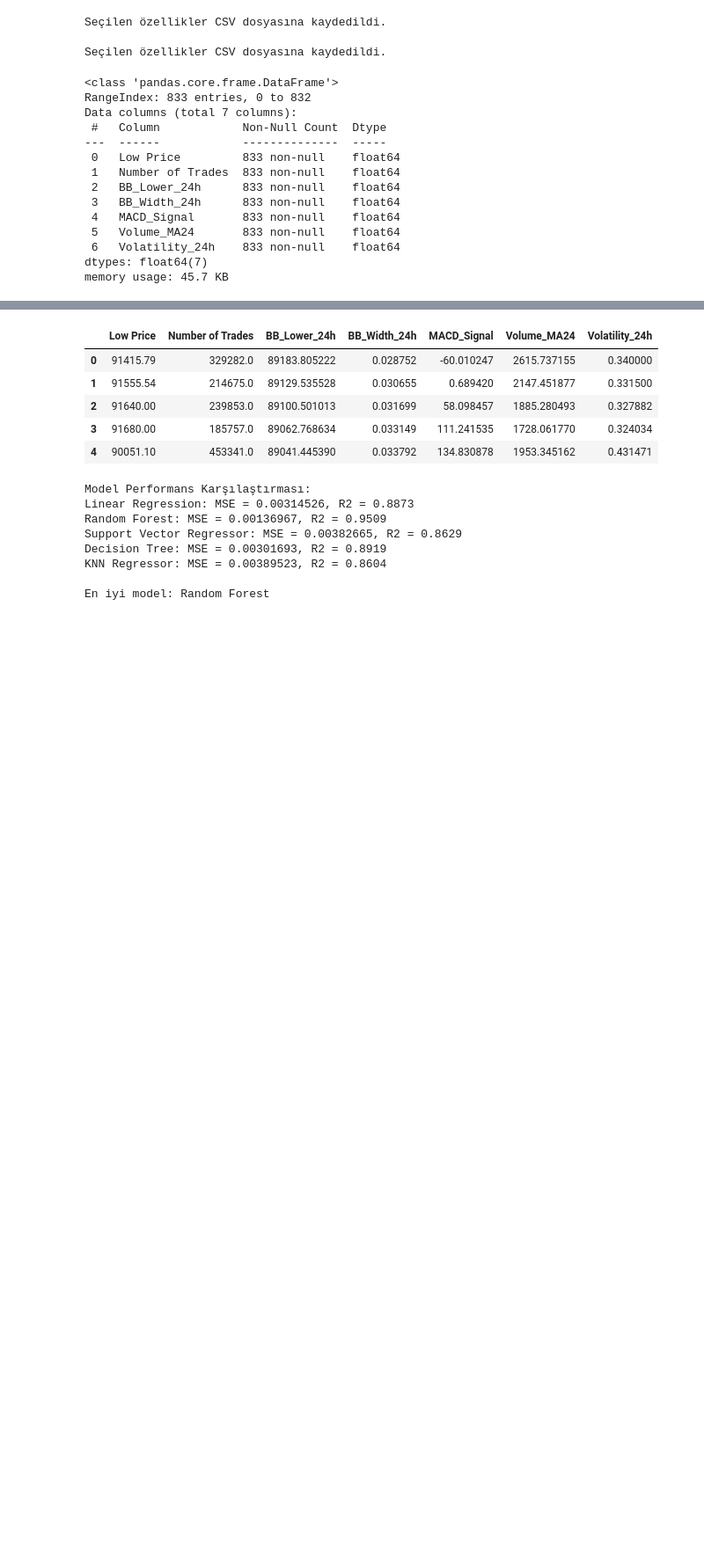
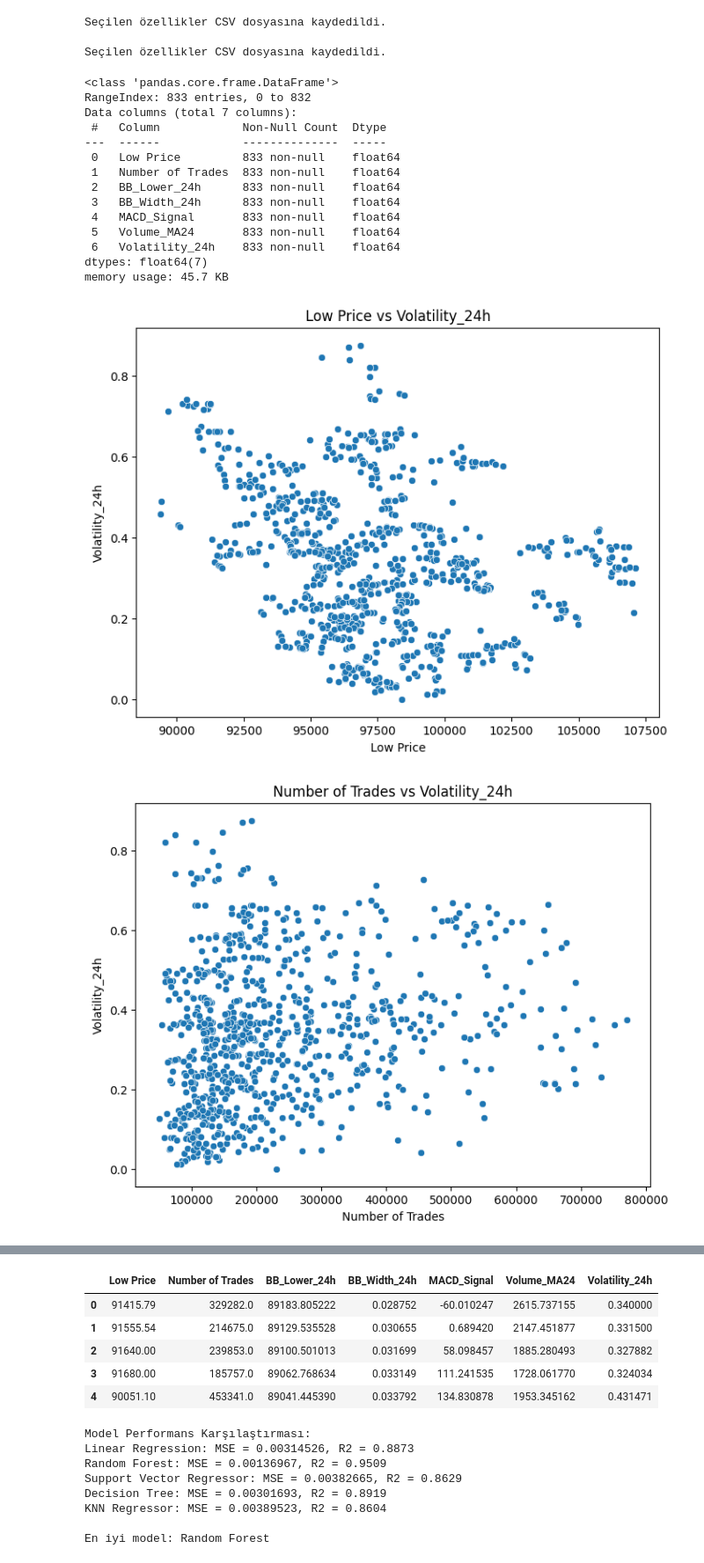
Before and after one commit to Kenanyilmaz55/volalite_tahmini, a Jupyter notebook: colab_tüm_kodlar.ipynb, the cells around one changed output, grey strips where cells are left out. Shown: that part at 88% size. Drawn from its saved outputs; the diff is of its cells as text; code cells hidden in the pictures; blank space fills up the shorter version.

```diff
--- a/colab_tüm_kodlar.ipynb
+++ b/colab_tüm_kodlar.ipynb
@@ -437,3 +437,23 @@ Data columns (total 7 columns):
  6   Volatility_24h    833 non-null    float64
 dtypes: float64(7)
 memory usage: 45.7 KB
+# %%
+data = pd.DataFrame(data)
+
+# Y ekseni olarak belirlenen sütun
+y_column = "Volatility_24h"
+
+# Karşılaştırılacak diğer sütunlar
+columns_to_compare = [col for col in data if col != y_column]
+
+# Scatterplotları çizme
+for col in columns_to_compare:
+    plt.figure(figsize=(8, 6))
+    sns.scatterplot(x=col, y=y_column, data=data)
+    plt.title(f"{col} vs {y_column}")
+    plt.xlabel(col)
+    plt.ylabel(y_column)
+    plt.show()
+# %% [output]
+[figure, added]
+[figure, added]
```
Also changed, not shown: parts of 2 cells of this notebook.
